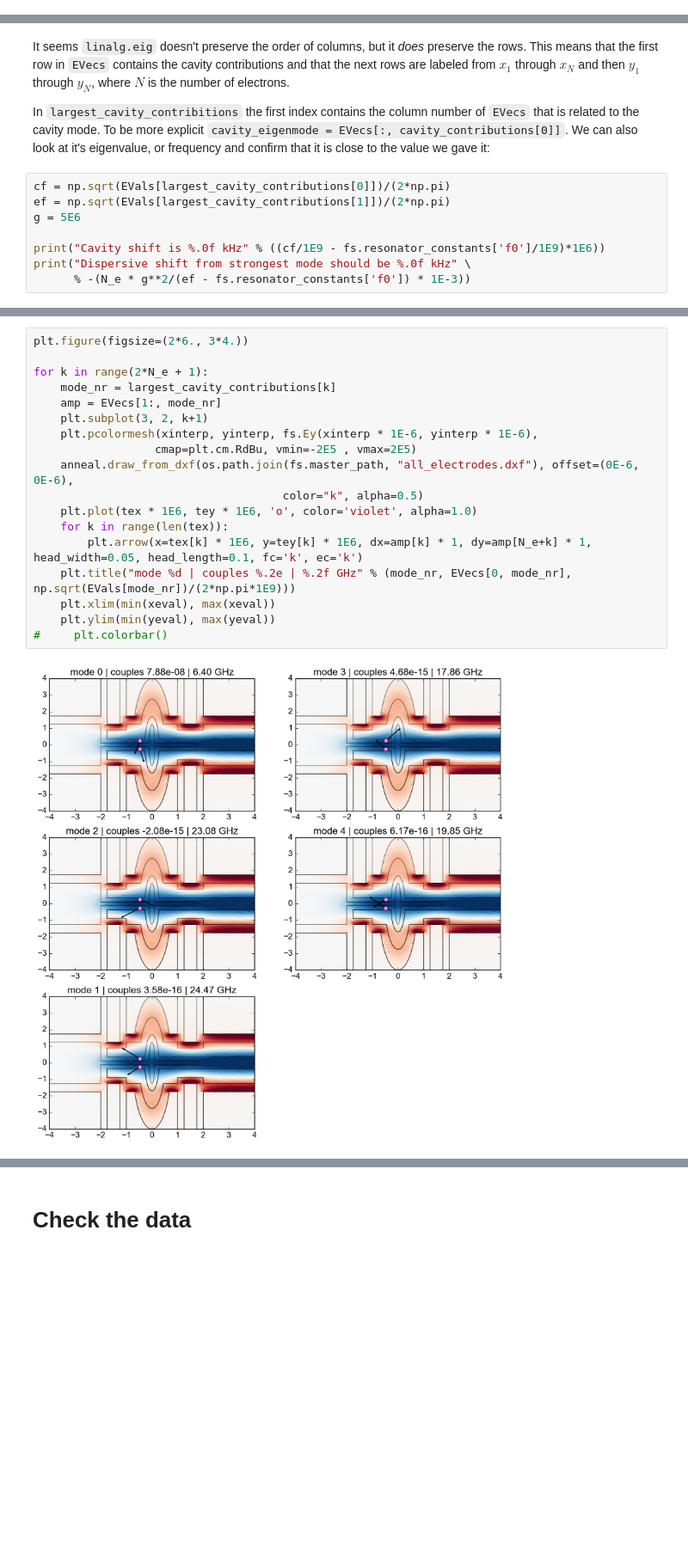
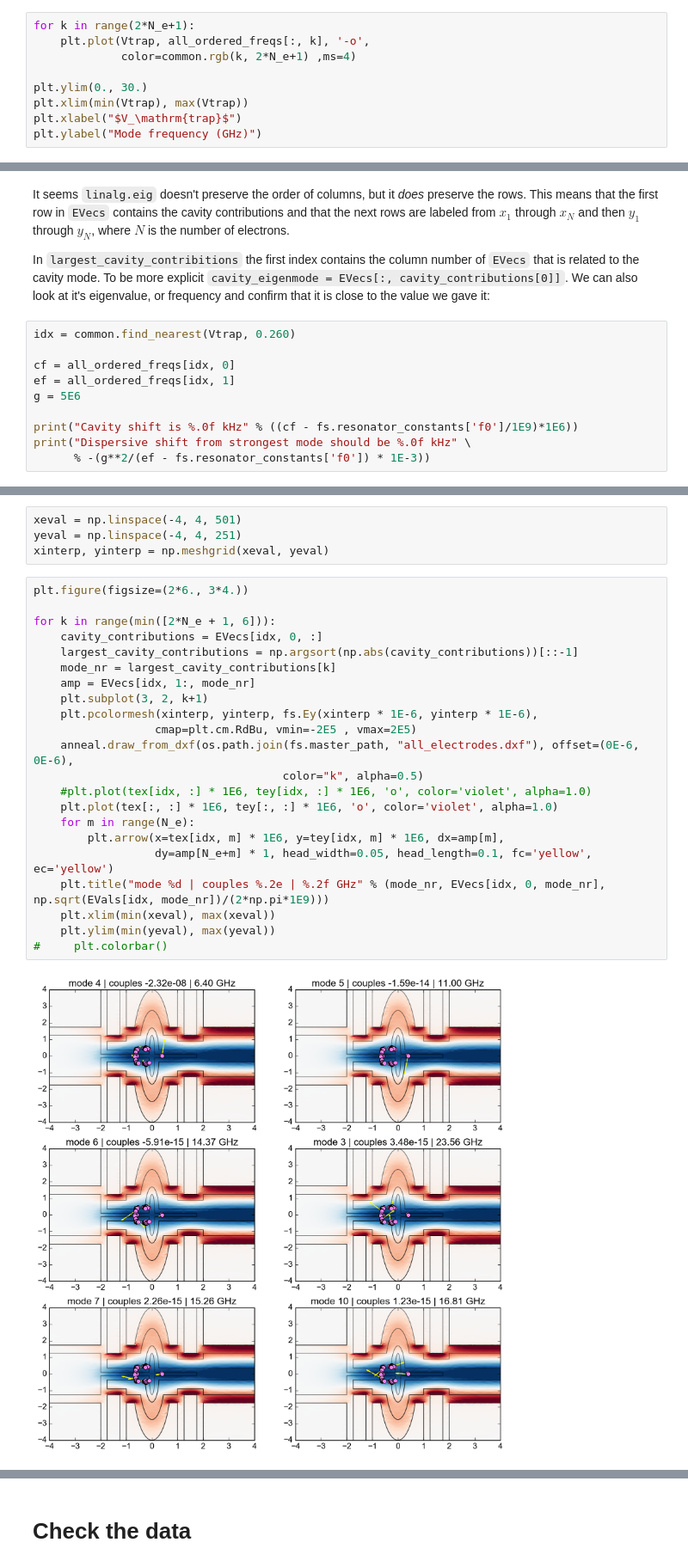
Before and after one commit to gkoolstra/ipython-notebooks, a Jupyter notebook: 20170830 - Get electron trap coordinates.ipynb, the cells around one changed output, grey strips where cells are left out. Shown at 86% size. Saved outputs shown, nothing was run; the diff lists cells and outputs as text; blank space fills up the shorter version.

```diff
--- a/20170830 - Get electron trap coordinates.ipynb
+++ b/20170830 - Get electron trap coordinates.ipynb
@@ -61,0 +80,9 @@ Yukawa!
+# %%
+for k in range(2*N_e+1):
+    plt.plot(Vtrap, all_ordered_freqs[:, k], '-o',
+             color=common.rgb(k, 2*N_e+1) ,ms=4)
+
+plt.ylim(0., 30.)
+plt.xlim(min(Vtrap), max(Vtrap))
+plt.xlabel("$V_\mathrm{trap}$")
+plt.ylabel("Mode frequency (GHz)")
@@ -64,11 +94,13 @@ It seems `linalg.eig` doesn't preserve the order of columns, but it _does_ prese
 
 In `largest_cavity_contribitions` the first index contains the column number of `EVecs` that is related to the cavity mode. To be more explicit `cavity_eigenmode = EVecs[:, cavity_contributions[0]]`. We can also look at it's eigenvalue, or frequency and confirm that it is close to the value we gave it:
 # %%
-cf = np.sqrt(EVals[largest_cavity_contributions[0]])/(2*np.pi)
-ef = np.sqrt(EVals[largest_cavity_contributions[1]])/(2*np.pi)
+idx = common.find_nearest(Vtrap, 0.260)
+
+cf = all_ordered_freqs[idx, 0]
+ef = all_ordered_freqs[idx, 1]
 g = 5E6
 
-print("Cavity shift is %.0f kHz" % ((cf/1E9 - fs.resonator_constants['f0']/1E9)*1E6))
+print("Cavity shift is %.0f kHz" % ((cf - fs.resonator_constants['f0']/1E9)*1E6))
 print("Dispersive shift from strongest mode should be %.0f kHz" \
-      % -(N_e * g**2/(ef - fs.resonator_constants['f0']) * 1E-3))
+      % -(g**2/(ef - fs.resonator_constants['f0']) * 1E-3))
 # %% [output]
@@ -81,20 +109,28 @@ Dispersive shift from strongest mode should be -4 kHz
+# %%
+xeval = np.linspace(-4, 4, 501)
+yeval = np.linspace(-4, 4, 251)
+xinterp, yinterp = np.meshgrid(xeval, yeval)
 # %%
 plt.figure(figsize=(2*6., 3*4.))
 
-for k in range(2*N_e + 1):
+for k in range(min([2*N_e + 1, 6])):
+    cavity_contributions = EVecs[idx, 0, :]
+    largest_cavity_contributions = np.argsort(np.abs(cavity_contributions))[::-1]
     mode_nr = largest_cavity_contributions[k]
-    amp = EVecs[1:, mode_nr]
+    amp = EVecs[idx, 1:, mode_nr]
     plt.subplot(3, 2, k+1)
     plt.pcolormesh(xinterp, yinterp, fs.Ey(xinterp * 1E-6, yinterp * 1E-6),
                   cmap=plt.cm.RdBu, vmin=-2E5 , vmax=2E5)
     anneal.draw_from_dxf(os.path.join(fs.master_path, "all_electrodes.dxf"), offset=(0E-6, 0E-6),
                                      color="k", alpha=0.5)
-    plt.plot(tex * 1E6, tey * 1E6, 'o', color='violet', alpha=1.0)
-    for k in range(len(tex)):
-        plt.arrow(x=tex[k] * 1E6, y=tey[k] * 1E6, dx=amp[k] * 1, dy=amp[N_e+k] * 1, head_width=0.05, head_length=0.1, fc='k', ec='k')
-    plt.title("mode %d | couples %.2e | %.2f GHz" % (mode_nr, EVecs[0, mode_nr], np.sqrt(EVals[mode_nr])/(2*np.pi*1E9)))
+    #plt.plot(tex[idx, :] * 1E6, tey[idx, :] * 1E6, 'o', color='violet', alpha=1.0)
+    plt.plot(tex[:, :] * 1E6, tey[:, :] * 1E6, 'o', color='violet', alpha=1.0)
+    for m in range(N_e):
+        plt.arrow(x=tex[idx, m] * 1E6, y=tey[idx, m] * 1E6, dx=amp[m],
+                  dy=amp[N_e+m] * 1, head_width=0.05, head_length=0.1, fc='yellow', ec='yellow')
+    plt.title("mode %d | couples %.2e | %.2f GHz" % (mode_nr, EVecs[idx, 0, mode_nr], np.sqrt(EVals[idx, mode_nr])/(2*np.pi*1E9)))
     plt.xlim(min(xeval), max(xeval))
     plt.ylim(min(yeval), max(yeval))
 #     plt.colorbar()
 # %% [output]
-[figure, old version]
+[figure, new version]
```
Also changed, not shown: parts of 11 cells of this notebook, 4 other files.
